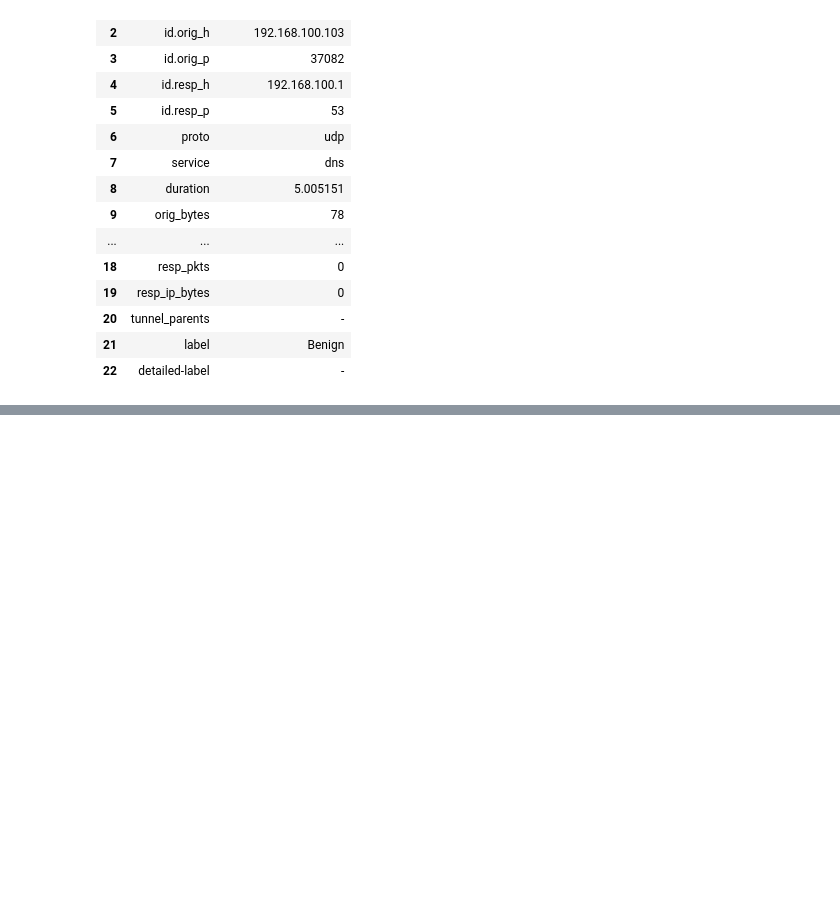
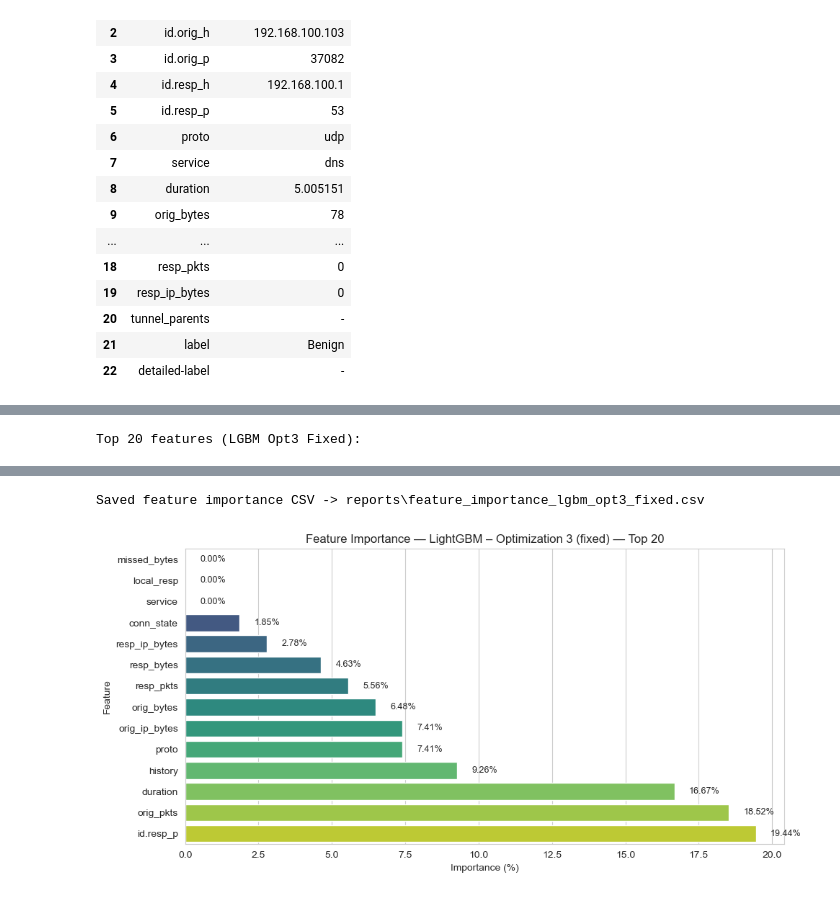
Before and after one commit to Sanduni-Gamage/ML-Project, a Jupyter notebook: project.ipynb, the cells around one changed output, grey strips where cells are left out. Saved outputs shown, nothing was run; the diff lists cells and outputs as text; code cells hidden in the pictures; blank space fills up the shorter version.

Commit message:
LightGBM

```diff
--- a/project.ipynb
+++ b/project.ipynb
@@ -2024,17 +1947,0 @@ std             1.0        1.0            1.0
-# %%
-print("="*70)
-print("CHECKING FOR MISSING VALUES IN FINAL SPLITS")
-print("="*70)
-
-for split_name, split_df in [("Training", final_train), ("Test", final_test), ("Validation", val_data)]:
-    nan_counts = split_df.isna().sum()
-    nan_cols = nan_counts[nan_counts > 0]
-
-    print(f"\n{split_name} set:")
-    if len(nan_cols) > 0:
-        print(f"Found NaN values in {len(nan_cols)} columns:")
-        for col, count in nan_cols.items():
-            pct = (count / len(split_df)) * 100
-            print(f"    - {col}: {count:,} ({pct:.2f}%)")
-    else:
-        print(f"No NaN values")
@@ -2491,0 +2791,59 @@ ValueError: DataFrame.dtypes for data must be int, float, bool or category. When
+# %%
+
+# New cell (Cell 28) — plot & export Feature Importance for LightGBM – Optimization 3 (fixed)
+import os, numpy as np, pandas as pd, matplotlib.pyplot as plt, seaborn as sns
+
+sns.set_style("whitegrid")
+OUT_DIR = "reports"
+os.makedirs(OUT_DIR, exist_ok=True)
+
+assert 'lgbm_opt3_fixed' in globals(), "lgbm_opt3_fixed not found (this cell will NOT train a model)."
+
+# read importances and feature names (try common sources)
+if hasattr(lgbm_opt3_fixed, "feature_importances_"):
+    imp = np.asarray(lgbm_opt3_fixed.feature_importances_, dtype=float)
+else:
+    raise AssertionError("lgbm_opt3_fixed has no attribute feature_importances_")
+
+feat = globals().get('feature_cols', None)
+if feat is None:
+    feat = getattr(lgbm_opt3_fixed, "feature_name_", None)
+if feat is None:
+    # fallback to generic names
+    feat = [f"f_{i}" for i in range(len(imp))]
+
+# Ensure lengths match
+if len(feat) != len(imp):
+    # try truncating or padding names to match importances
+    n = min(len(feat), len(imp))
+    feat = list(feat)[:n]
+    imp = imp[:n]
+
+df_imp = pd.DataFrame({"feature": feat, "importance": imp})
+df_imp = df_imp.sort_values("importance", ascending=False).reset_index(drop=True)
+total = df_imp["importance"].sum() if df_imp["importance"].sum() > 0 else 1.0
+df_imp["importance_pct"] = 100.0 * df_imp["importance"] / total
+
+# Display top-k and save CSV
+top_k = 20
+print(f"Top {top_k} features (LGBM Opt3 Fixed):")
+display(df_imp.head(top_k).style.format({"importance": "{:.1f}", "importance_pct": "{:.2f}%"}))
+
+csv_path = os.path.join(OUT_DIR, "feature_importance_lgbm_opt3_fixed.csv")
+df_imp.to_csv(csv_path, index=False)
+print(f"Saved feature importance CSV -> {csv_path}")
+
+# Plot horizontal bar (top_k)
+top = df_imp.head(top_k).iloc[::-1]  # reverse for horizontal plot
+plt.figure(figsize=(10, max(4, 0.25 * top_k)))
+ax = sns.barplot(x="importance_pct", y="feature", data=top, palette="viridis")
+ax.set_xlabel("Importance (%)")
+ax.set_ylabel("Feature")
+ax.set_title("Feature Importance — LightGBM – Optimization 3 (fixed) — Top {}".format(top_k))
+# annotate values
+for i, (v, featname) in enumerate(zip(top["importance_pct"], top["feature"])):
+    ax.text(v + max(0.5, top["importance_pct"].max() * 0.005), i, f"{v:.2f}%", va="center", fontsize=9)
+plt.tight_layout()
+plt.show()
+# %% [output]
+Top 20 features (LGBM Opt3 Fixed):
@@ -2491,0 +2865,2 @@ ValueError: DataFrame.dtypes for data must be int, float, bool or category. When
+Saved feature importance CSV -> reports\feature_importance_lgbm_opt3_fixed.csv
+[figure, added]
```
Also changed, not shown: parts of 45 cells of this notebook, 7 other files.
